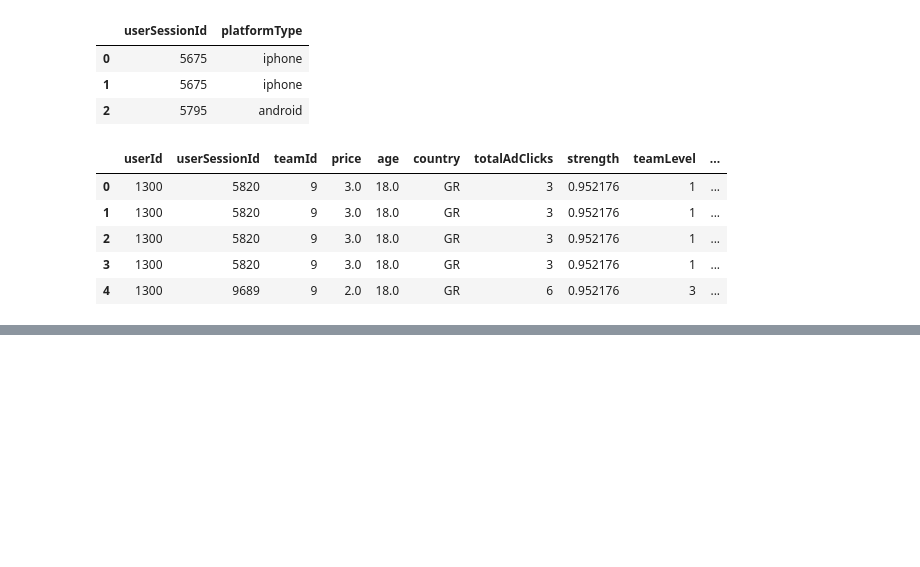
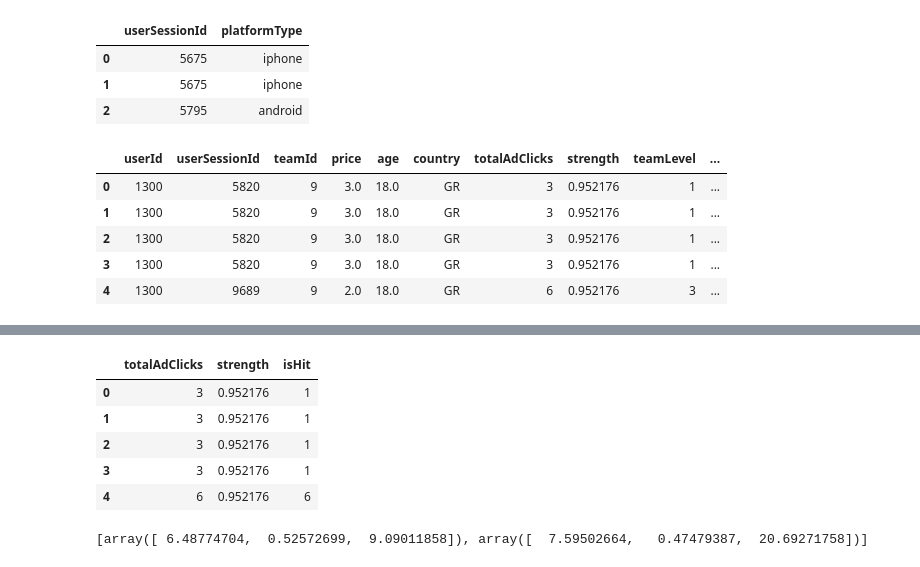
Before and after one commit to suhasinisrijit/Capstone, a Jupyter notebook: CSW3-1.ipynb, the cells around one changed output, grey strips where cells are left out. Cells and saved outputs as stored; diff of their text form; code cells hidden in the pictures; blank space fills up the shorter version.

```diff
--- a/CSW3-1.ipynb
+++ b/CSW3-1.ipynb
@@ -143,0 +182,18 @@ userPlatformBuysStrengthsAdAndGameClicks.to_csv('')
+# %%
+trainingDF1 = userPlatformBuysStrengthsAdAndGameClicks[['totalAdClicks','strength','isHit']]
+#trainingDF = userPlatformBuysStrengthsAdAndGameClicks[['age','platformTypeCd']]
+trainingDF1.head(n=5)
+# %% [output]
+|  | totalAdClicks | strength | isHit |
+| 0 | 3 | 0.952176 | 1 |
+| 1 | 3 | 0.952176 | 1 |
+| 2 | 3 | 0.952176 | 1 |
+| 3 | 3 | 0.952176 | 1 |
+| 4 | 6 | 0.952176 | 6 |
+# %%
+pDF1 = sqlContext.createDataFrame(trainingDF1)
+parsedData1 = pDF1.rdd.map(lambda line: array([line[0], line[1], line[2]]))
+my_kmmodel1 = KMeans.train(parsedData1, 2, maxIterations=10, runs=10, initializationMode="random")
+print(my_kmmodel1.centers)
+# %% [output]
+[array([ 6.48774704,  0.52572699,  9.09011858]), array([  7.59502664,   0.47479387,  20.69271758])]
```
Also changed, not shown: parts of 6 cells of this notebook, 1 other file.
